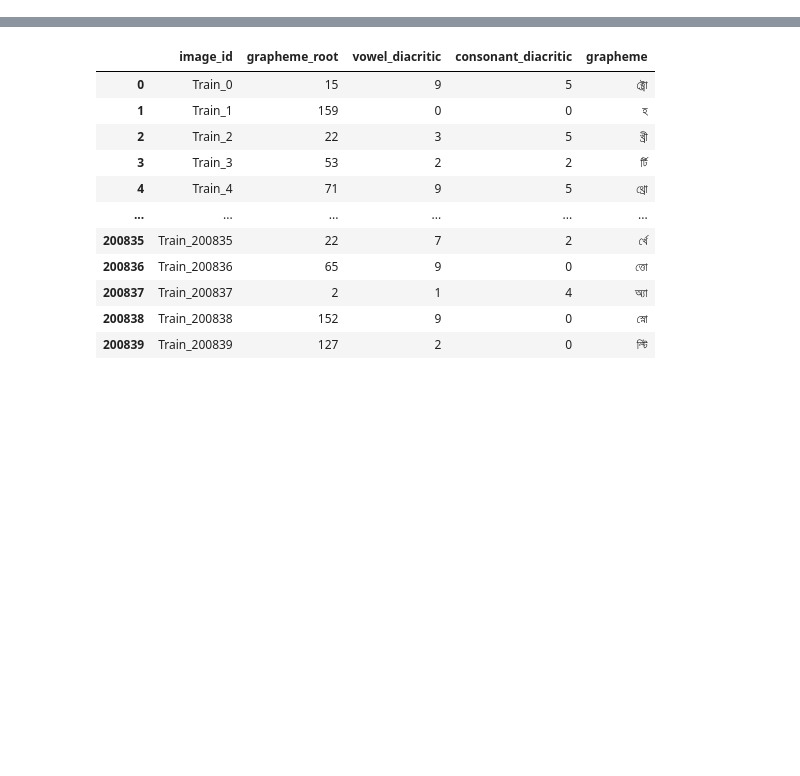
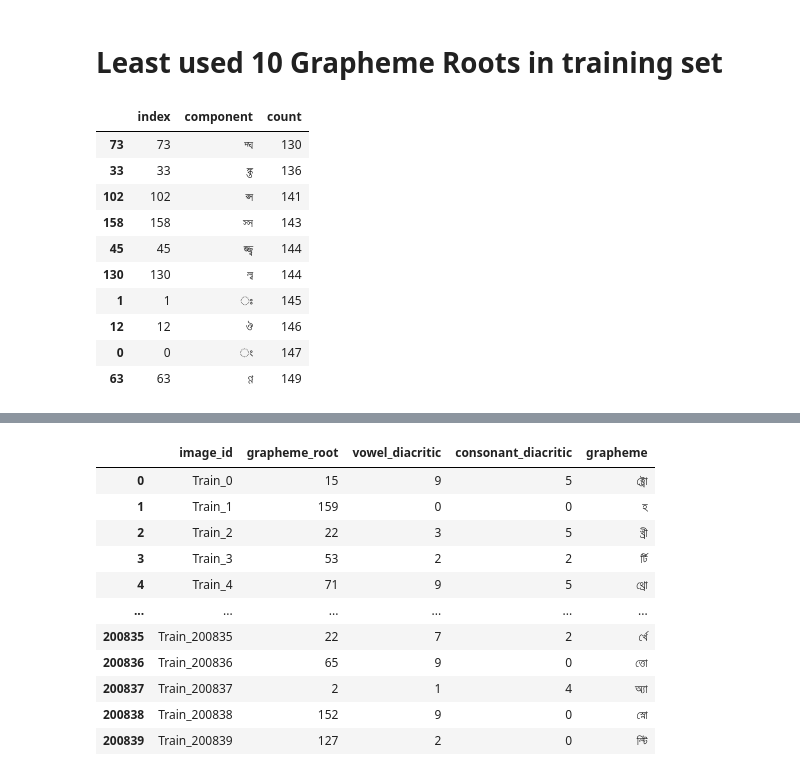
Before and after one commit to bethsung1011/capstone_2, a Jupyter notebook: src/3_31_night_thanks_to_Kaushal Shah.ipynb, the cells around one changed output, grey strips where cells are left out. Saved outputs shown, nothing was run; the diff lists cells and outputs as text; code cells hidden in the pictures; blank space fills up the shorter version.

```diff
--- a/src/3_31_night.ipynb
+++ b/src/3_31_night_thanks_to_Kaushal Shah.ipynb
@@ -66,0 +168,17 @@ FileNotFoundError: [Errno 2] No such file or directory: 'test.csv'
+# %% [markdown]
+# Least used 10 Grapheme Roots in training set
+# %%
+bottom_10_roots = get_n(train_df_, 'grapheme_root', 10, False)
+bottom_10_roots
+# %% [output]
+|  | index | component | count |
+| 73 | 73 | দ্ঘ | 130 |
+| 33 | 33 | ঙ্ক্ত | 136 |
+| 102 | 102 | প্স | 141 |
+| 158 | 158 | স্স | 143 |
+| 45 | 45 | জ্জ্ব | 144 |
+| 130 | 130 | ল্ব | 144 |
+| 1 | 1 | ঃ | 145 |
+| 12 | 12 | ঔ | 146 |
+| 0 | 0 | ং | 147 |
+| 63 | 63 | ণ্ণ | 149 |
```
Also changed, not shown: parts of 16 cells of this notebook, 1 other file.
